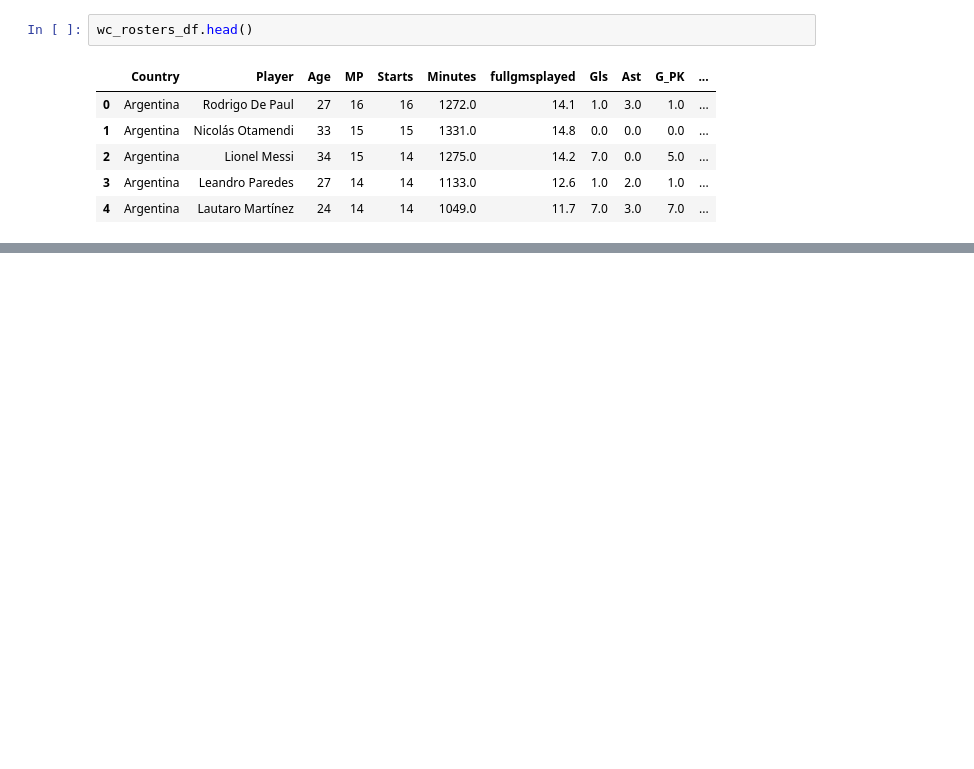
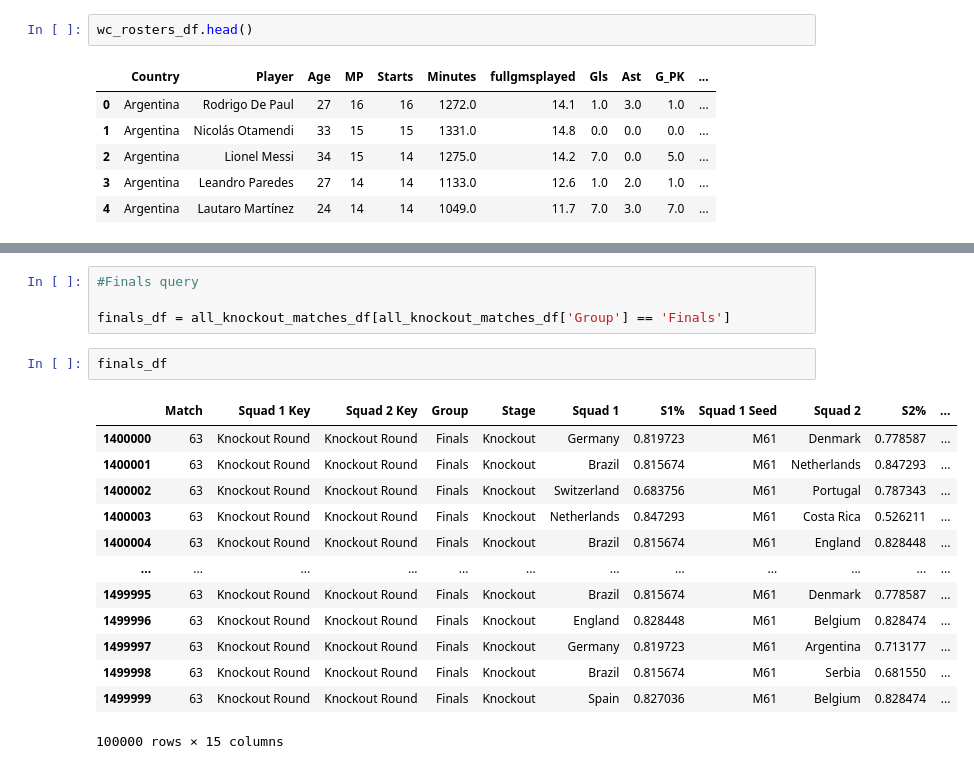
Before and after one commit to matthallman/uofm_data_capstone_worldcup, a Jupyter notebook: 2022 WC Analysis.ipynb, the cells around one changed output, grey strips where cells are left out. Cells and saved outputs as stored; diff of their text form; blank space fills up the shorter version.

```diff
--- a/2022 WC Analysis.ipynb
+++ b/2022 WC Analysis.ipynb
@@ -52,0 +75,20 @@ NameError: name 'all_knockout_matches_df' is not defined
+# %%
+#Finals query
+
+finals_df = all_knockout_matches_df[all_knockout_matches_df['Group'] == 'Finals']
+# %%
+finals_df
+# %% [output]
+|  | Match | Squad 1 Key | Squad 2 Key | Group | Stage | Squad 1 | S1% | Squad 1 Seed | Squad 2 | S2% | ... |
+| 1400000 | 63 | Knockout Round | Knockout Round | Finals | Knockout | Germany | 0.819723 | M61 | Denmark | 0.778587 | ... |
+| 1400001 | 63 | Knockout Round | Knockout Round | Finals | Knockout | Brazil | 0.815674 | M61 | Netherlands | 0.847293 | ... |
+| 1400002 | 63 | Knockout Round | Knockout Round | Finals | Knockout | Switzerland | 0.683756 | M61 | Portugal | 0.787343 | ... |
+| 1400003 | 63 | Knockout Round | Knockout Round | Finals | Knockout | Netherlands | 0.847293 | M61 | Costa Rica | 0.526211 | ... |
+| 1400004 | 63 | Knockout Round | Knockout Round | Finals | Knockout | Brazil | 0.815674 | M61 | England | 0.828448 | ... |
+| ... | ... | ... | ... | ... | ... | ... | ... | ... | ... | ... | ... |
+| 1499995 | 63 | Knockout Round | Knockout Round | Finals | Knockout | Brazil | 0.815674 | M61 | Denmark | 0.778587 | ... |
+| 1499996 | 63 | Knockout Round | Knockout Round | Finals | Knockout | England | 0.828448 | M61 | Belgium | 0.828474 | ... |
+| 1499997 | 63 | Knockout Round | Knockout Round | Finals | Knockout | Germany | 0.819723 | M61 | Argentina | 0.713177 | ... |
+| 1499998 | 63 | Knockout Round | Knockout Round | Finals | Knockout | Brazil | 0.815674 | M61 | Serbia | 0.681550 | ... |
+| 1499999 | 63 | Knockout Round | Knockout Round | Finals | Knockout | Spain | 0.827036 | M61 | Belgium | 0.828474 | ... |
+100000 rows × 15 columns
```
Also changed, not shown: parts of 9 cells of this notebook, 1 other file.
